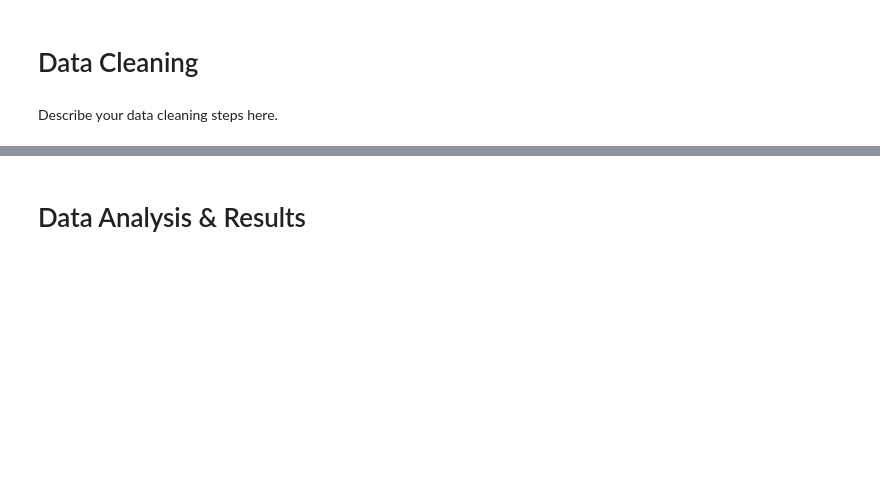
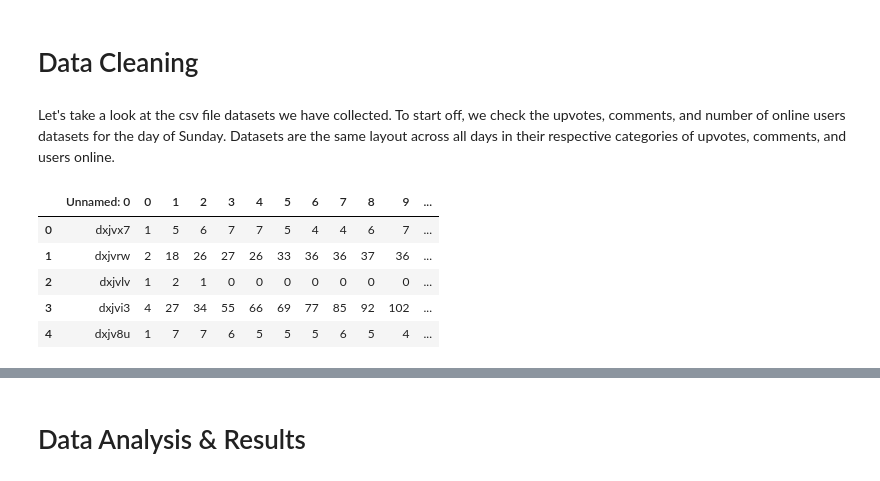
Before and after one commit to cs1212/COGS108_Reddit-Data-Analysis, a Jupyter notebook: FinalProject.ipynb, the cells around one changed output, grey strips where cells are left out. Cells and saved outputs as stored; diff of their text form; code cells hidden in the pictures; blank space fills up the shorter version.

Commit message:
Add some data cleaning

```diff
--- a/FinalProject.ipynb
+++ b/FinalProject.ipynb
@@ -58,4 +63,15 @@ If you plan to use multiple datasets, add 1-2 sentences about how you plan to co
+# %%
+# Configure the imported libraries
+
+# Display plots directly on the notebook
+%matplotlib inline
+
+# Display all columns and rows in DataFrames
+pd.set_option('display.max_columns', None)
+pd.set_option('display.max_rows', None)
+
+# Control figure aesthetics
+sns.set()
+sns.set_context('talk')
 # %% [markdown]
 # Data Cleaning
-# %% [markdown]
-Describe your data cleaning steps here.
@@ -64,0 +78,15 @@ Describe your data cleaning steps here.
+# %% [markdown]
+Let's take a look at the csv file datasets we have collected. To start off, we check the upvotes, comments, and number of online users datasets for the day of Sunday. Datasets are the same layout across all days in their respective categories of upvotes, comments, and users online.
+# %%
+# Load Sunday_upvotes.csv file into a DataFrame
+df_Sunday_upvotes = pd.read_csv('Sunday_upvotes.csv')
+
+# Check the first few rows
+df_Sunday_upvotes.head()
+# %% [output]
+|  | Unnamed: 0 | 0 | 1 | 2 | 3 | 4 | 5 | 6 | 7 | 8 | 9 | ... |
+| 0 | dxjvx7 | 1 | 5 | 6 | 7 | 7 | 5 | 4 | 4 | 6 | 7 | ... |
+| 1 | dxjvrw | 2 | 18 | 26 | 27 | 26 | 33 | 36 | 36 | 37 | 36 | ... |
+| 2 | dxjvlv | 1 | 2 | 1 | 0 | 0 | 0 | 0 | 0 | 0 | 0 | ... |
+| 3 | dxjvi3 | 4 | 27 | 34 | 55 | 66 | 69 | 77 | 85 | 92 | 102 | ... |
+| 4 | dxjv8u | 1 | 7 | 7 | 6 | 5 | 5 | 5 | 6 | 5 | 4 | ... |
```
Also changed, not shown: parts of 20 cells of this notebook.
